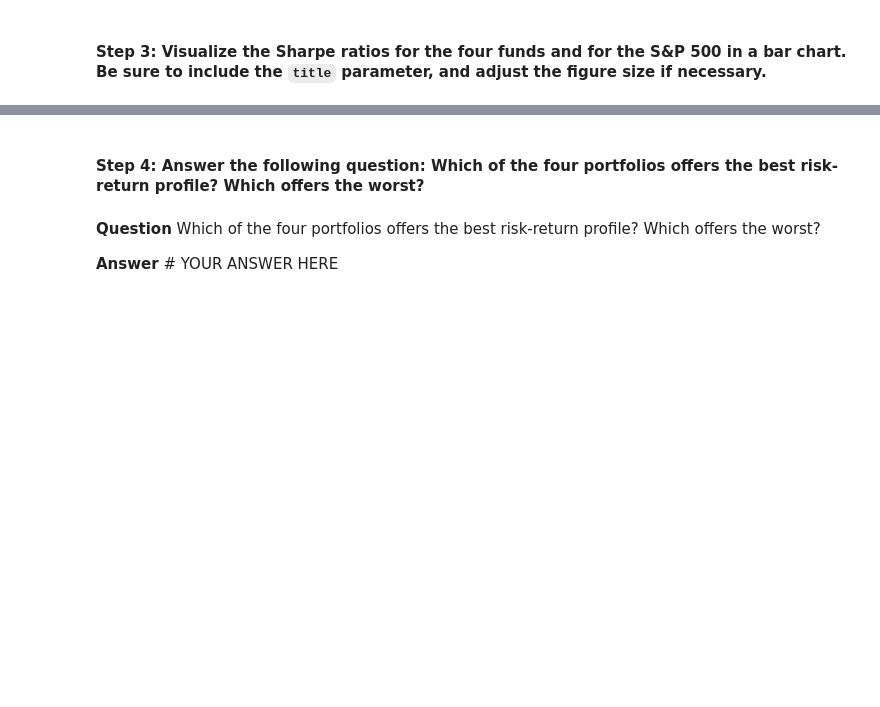
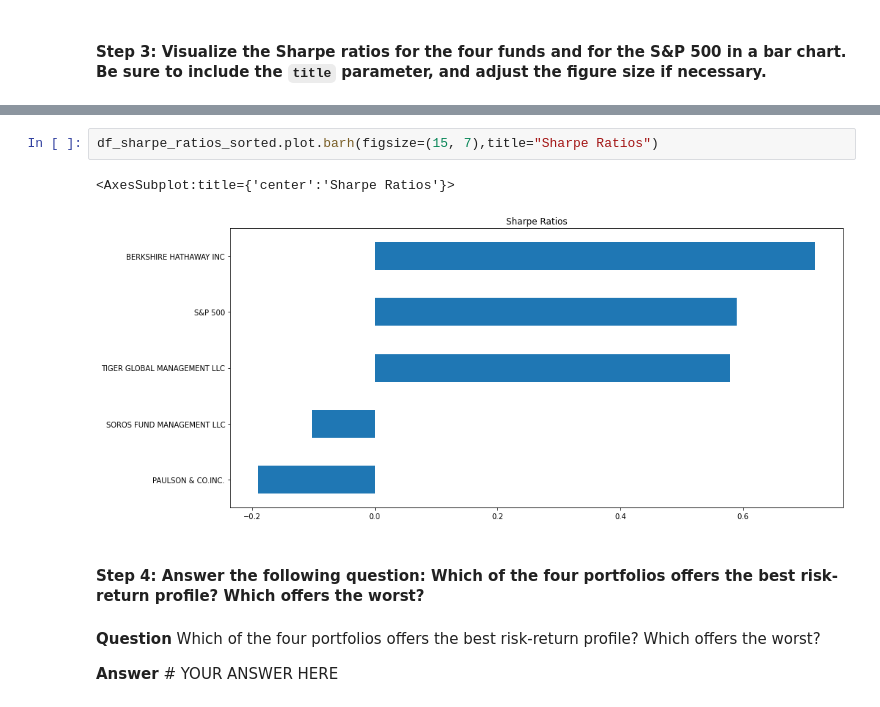
Before and after one commit to daybydata/Basic_Risk_Reward_Analysis, a Jupyter notebook: risk_return_analysis.ipynb, the cells around one changed output, grey strips where cells are left out. Drawn from its saved outputs; the diff is of its cells as text; blank space fills up the shorter version.

```diff
--- a/risk_return_analysis.ipynb
+++ b/risk_return_analysis.ipynb
@@ -306,3 +416,8 @@ To determine the overall risk of an asset or portfolio, quantitative analysts an
+# %%
+df_sharpe_ratios_sorted.plot.barh(figsize=(15, 7),title="Sharpe Ratios")
+# %% [output]
+<AxesSubplot:title={'center':'Sharpe Ratios'}>
+[figure, added]
 # %% [markdown]
 #### Step 4: Answer the following question: Which of the four portfolios offers the best risk-return profile? Which offers the worst?
 # %% [markdown]
```
Also changed, not shown: parts of 21 cells of this notebook.
